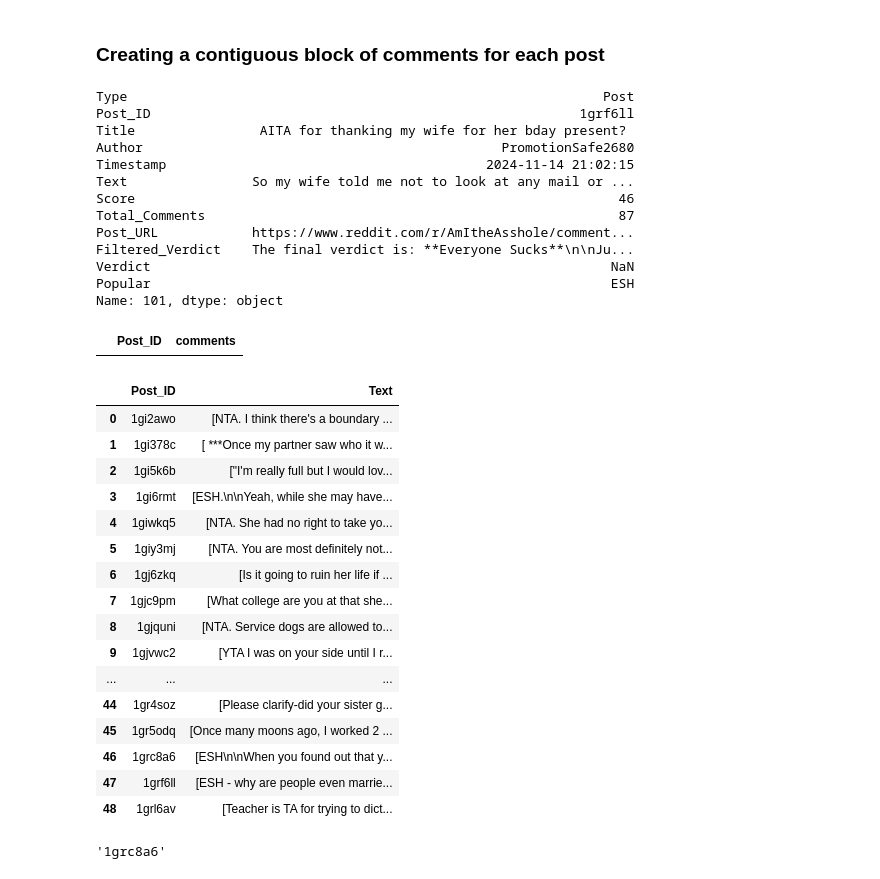
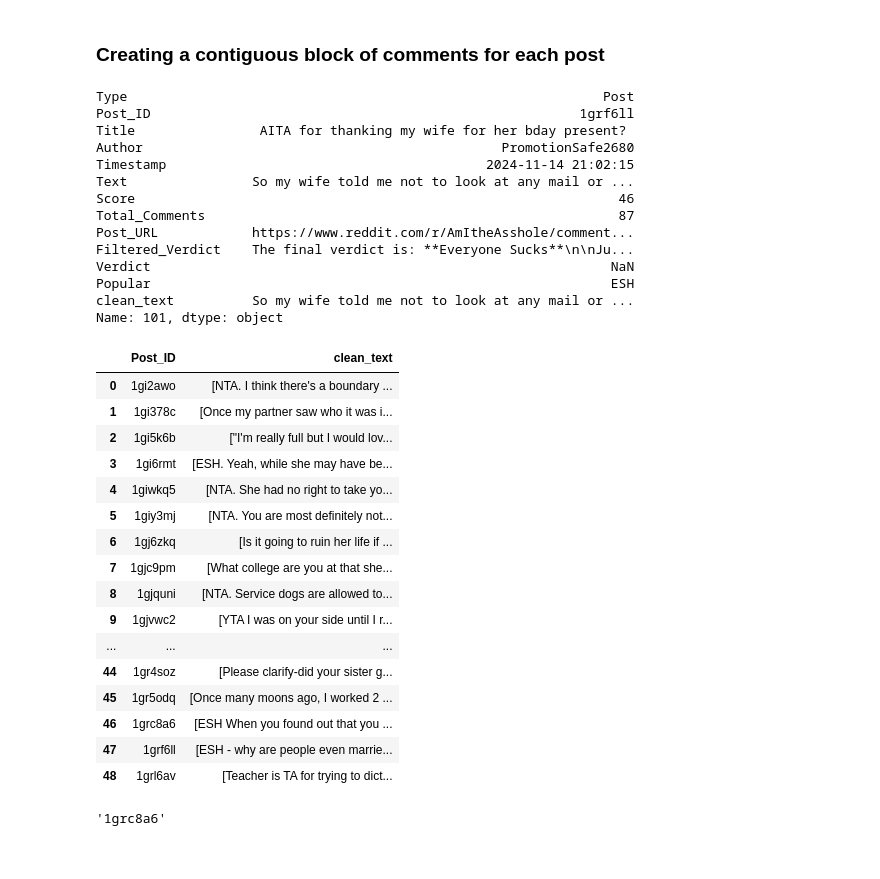
Before and after one commit to mistryishan25/Generative-Social-Choice, a Jupyter notebook: exp_1_summaries.ipynb, the cells around one changed output. Drawn from its saved outputs; the diff is of its cells as text; code cells hidden in the pictures.

```diff
--- a/exp_1_summaries.ipynb
+++ b/exp_1_summaries.ipynb
@@ -122,0 +107,3 @@ data_final
+# %%
+data_final["clean_text"] = data["Text"].apply(clean_reddit_comments)
+data_final
@@ -139,21 +144,21 @@ Post_URL            https://www.reddit.com/r/AmItheAsshole/comment...
 Filtered_Verdict    The final verdict is: **Everyone Sucks**\n\nJu...
 Verdict                                                           NaN
 Popular                                                           ESH
+clean_text          So my wife told me not to look at any mail or ...
 Name: 101, dtype: object
 # %%
-df_test = data_final.copy()
-df_test_comments = df_test.loc[df_test["Type"] == "Comment"]
+df_comments = data_final.copy()
+df_comments = df_comments.loc[df_comments["Type"] == "Comment"]
-# %% [output]
-|  | Post_ID | comments |
 # %%
-results = df_test_comments.groupby("Post_ID")["Text"].agg(list).reset_index()
+# results only has the commnets and the post_id
+results = df_comments.groupby("Post_ID")["clean_text"].agg(list).reset_index()
 results
 # %% [output]
-|  | Post_ID | Text |
+|  | Post_ID | clean_text |
 | 0 | 1gi2awo | [NTA. I think there's a boundary ... |
-| 1 | 1gi378c | [ ***Once my partner saw who it w... |
+| 1 | 1gi378c | [Once my partner saw who it was i... |
 | 2 | 1gi5k6b | ["I'm really full but I would lov... |
-| 3 | 1gi6rmt | [ESH.\n\nYeah, while she may have... |
+| 3 | 1gi6rmt | [ESH. Yeah, while she may have be... |
 | 4 | 1giwkq5 | [NTA. She had no right to take yo... |
 | 5 | 1giy3mj | [NTA. You are most definitely not... |
 | 6 | 1gj6zkq | [Is it going to ruin her life if ... |
@@ -163,7 +168,7 @@ results
 | ... | ... | ... |
 | 44 | 1gr4soz | [Please clarify-did your sister g... |
 | 45 | 1gr5odq | [Once many moons ago, I worked 2 ... |
-| 46 | 1grc8a6 | [ESH\n\nWhen you found out that y... |
+| 46 | 1grc8a6 | [ESH When you found out that you ... |
 | 47 | 1grf6ll | [ESH - why are people even marrie... |
 | 48 | 1grl6av | [Teacher is TA for trying to dict... |
 # %%
```
Also changed, not shown: parts of 21 cells of this notebook, 2 other files.
